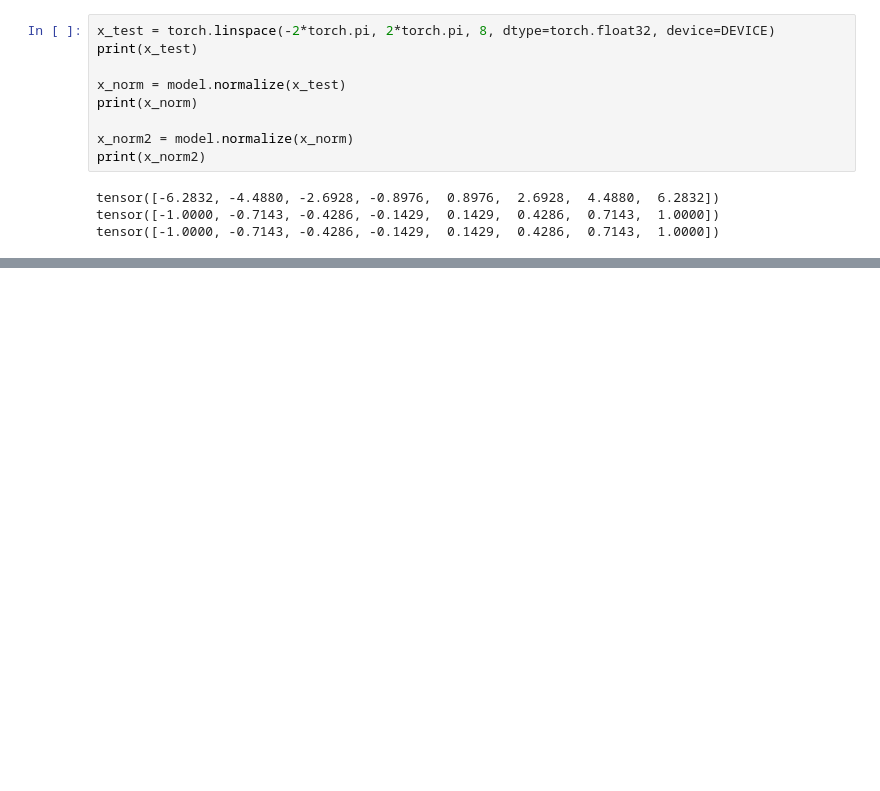
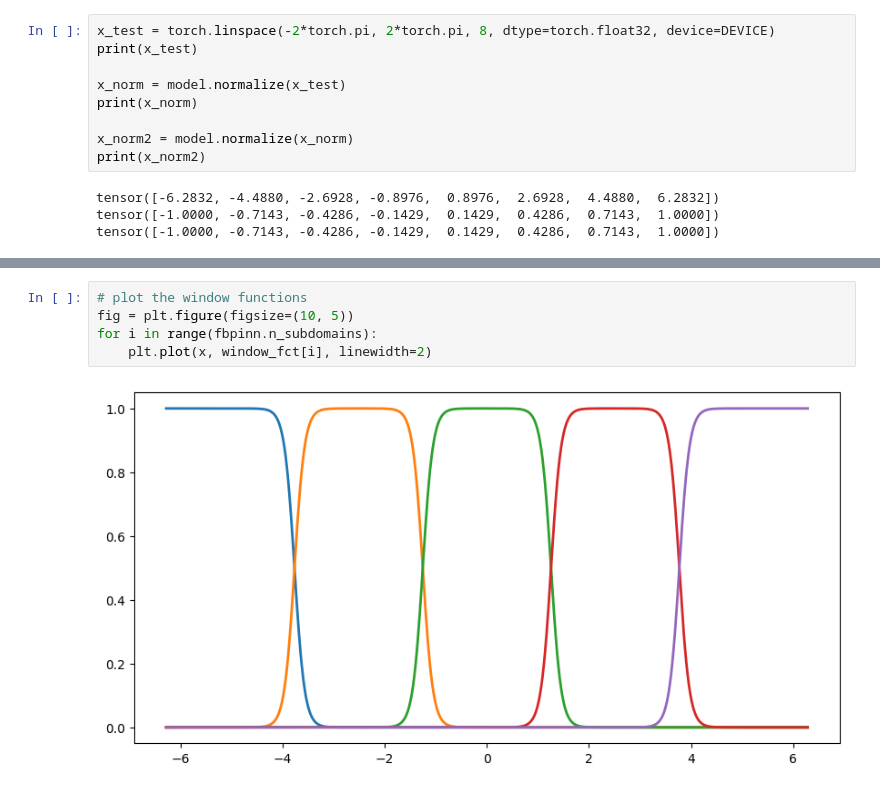
Before and after one commit to guglielmopacifico/DeepLearning, a Jupyter notebook: Task_B/test.ipynb, the cells around one changed output, grey strips where cells are left out. Drawn from its saved outputs; the diff is of its cells as text; blank space fills up the shorter version.

```diff
--- a/Task_B/test.ipynb
+++ b/Task_B/test.ipynb
@@ -134,0 +180,7 @@ tensor([-1.0000, -0.7143, -0.4286, -0.1429,  0.1429,  0.4286,  0.7143,  1.0000])
+# %%
+# plot the window functions
+fig = plt.figure(figsize=(10, 5))
+for i in range(fbpinn.n_subdomains):
+    plt.plot(x, window_fct[i], linewidth=2)
+# %% [output]
+[figure, added]
```
Also changed, not shown: parts of 10 cells of this notebook, 1 other file.
